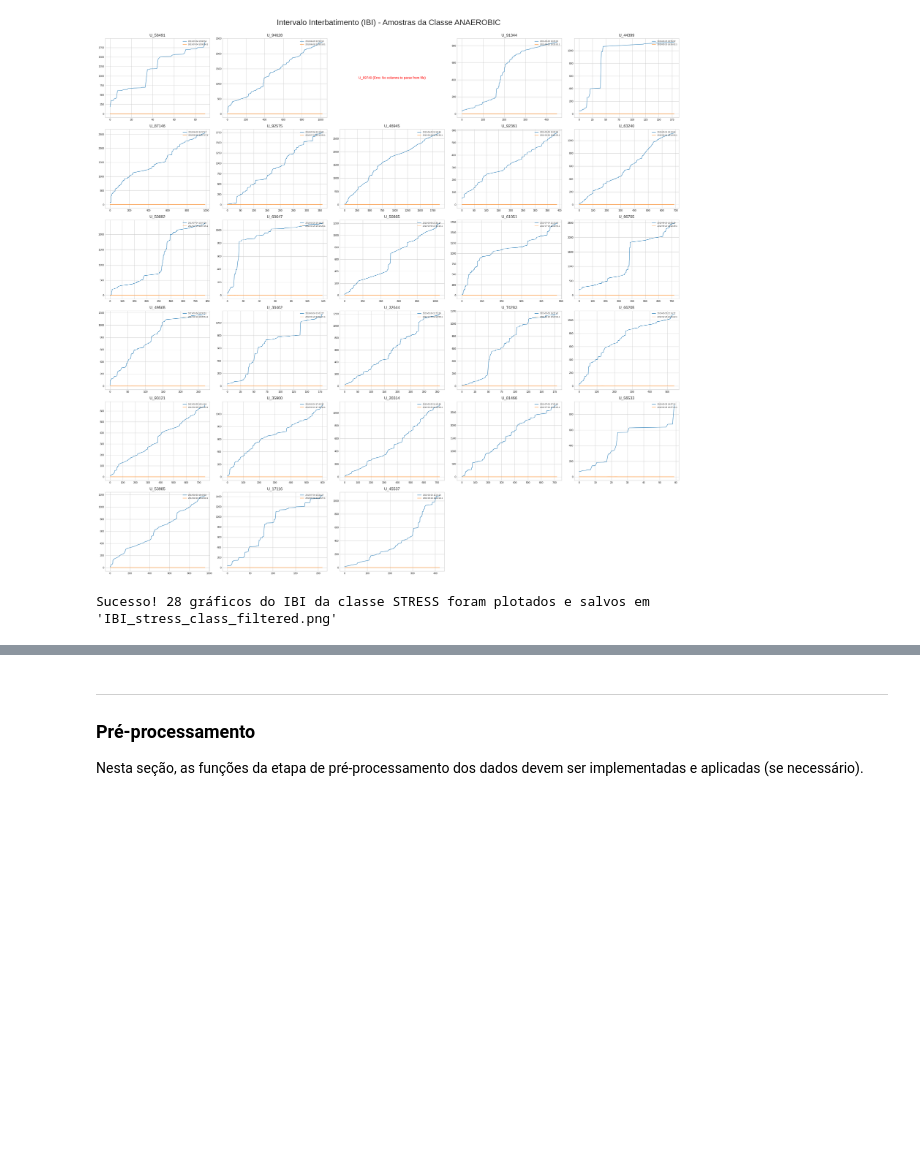
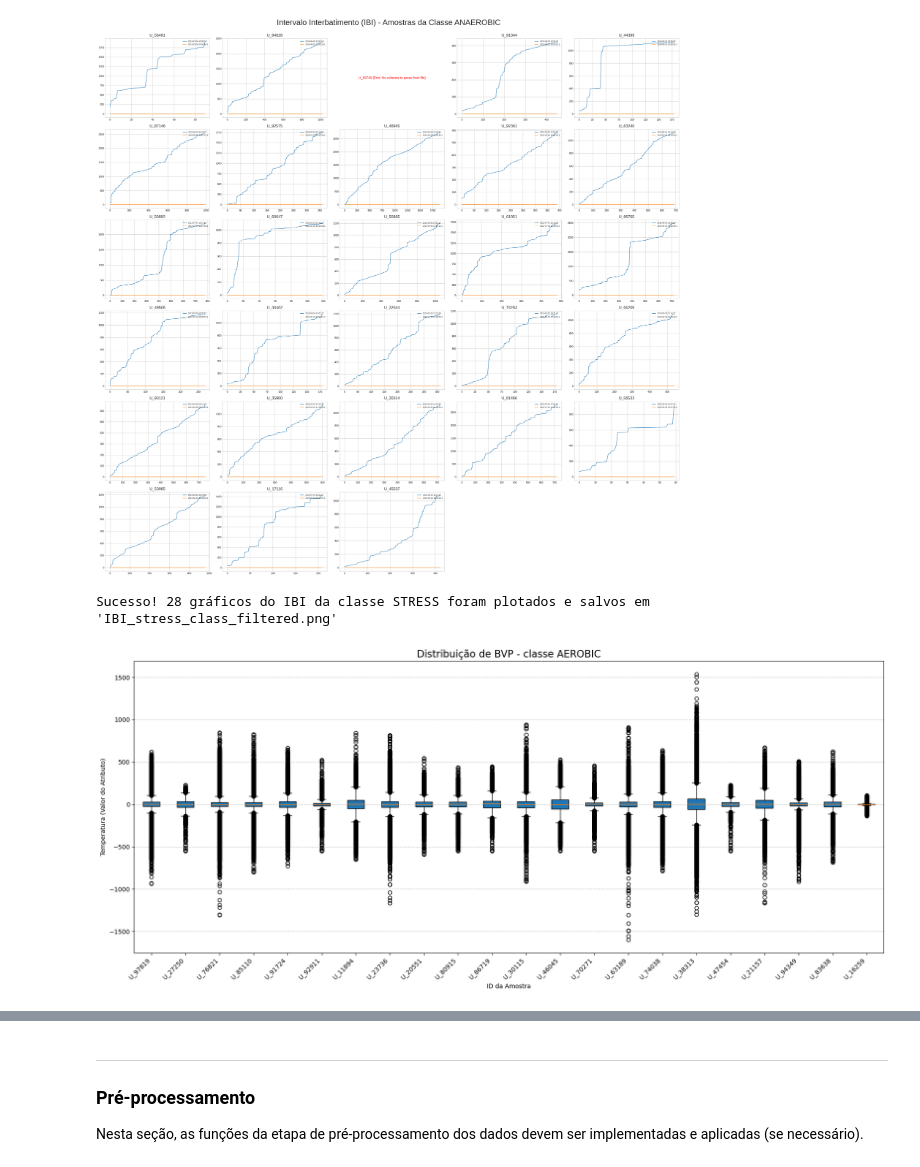
Before and after one commit to wallksss/SDUWPS, a Jupyter notebook: main.ipynb, the cells around one changed output, grey strips where cells are left out. Cells and saved outputs as stored; diff of their text form; code cells hidden in the pictures; blank space fills up the shorter version.

Commit message:
Adicionando diretório dos boxplots de distribuição das variáveis

```diff
--- a/main.ipynb
+++ b/main.ipynb
@@ -396,3 +396,59 @@ else:
 # %% [output]
 [figure]
 Sucesso! 28 gráficos do IBI da classe STRESS foram plotados e salvos em 'IBI_stress_class_filtered.png'
+# %%
+BASE_DIR = 'dataset/wearables'
+FILE_NAME = 'BVP.csv'
+
+all_temp_data = []
+sample_labels = []
+
+for i in range(dataset.shape[0]):
+    sample_folder = str(dataset[i][0])
+    sample_class = str(dataset[i][1])
+
+    if sample_class != "AEROBIC":
+        continue
+
+    file_path = os.path.join(BASE_DIR, sample_folder, FILE_NAME)
+
+    try:
+        df = pd.read_csv(file_path)
+
+        temp_series = df.iloc[:, 0].dropna()
+
+        if not temp_series.empty:
+            all_temp_data.append(temp_series)
+            sample_labels.append(sample_folder)
+
+    except pd.errors.EmptyDataError:
+        print(f"Aviso: {sample_folder}/{FILE_NAME} está vazio. Ignorando.")
+    except FileNotFoundError:
+        print(f"Aviso: {sample_folder}/{FILE_NAME} não encontrado. Ignorando.")
+    except Exception as e:
+        print(f"Erro ao ler {sample_folder}: {e}")
+
+NUM_AEROBIC_SAMPLES = len(all_temp_data)
+
+if NUM_AEROBIC_SAMPLES == 0:
+    print("Nenhuma amostra da classe 'AEROBIC' com dados BVP válidos foi encontrada.")
+else:
+    plt.figure(figsize=(18, 8))
+    plt.boxplot(all_temp_data,
+                labels=sample_labels,
+                vert=True,
+                patch_artist=True)
+
+    plt.title(f'Distribuição de BVP - classe AEROBIC',
+              fontsize=16)
+    plt.ylabel('Temperatura (Valor do Atributo)')
+    plt.xlabel('ID da Amostra')
+
+    plt.xticks(rotation=45, ha='right')
+    plt.grid(axis='y', linestyle='--', alpha=0.7)
+    plt.tight_layout()
+
+    plt.savefig('BVP_aerobic_boxplot.png', dpi=200, bbox_inches='tight')
+    plt.show()
+# %% [output]
+[figure, added]
```
Also changed, not shown: parts of 2 cells of this notebook, 12 other files.
